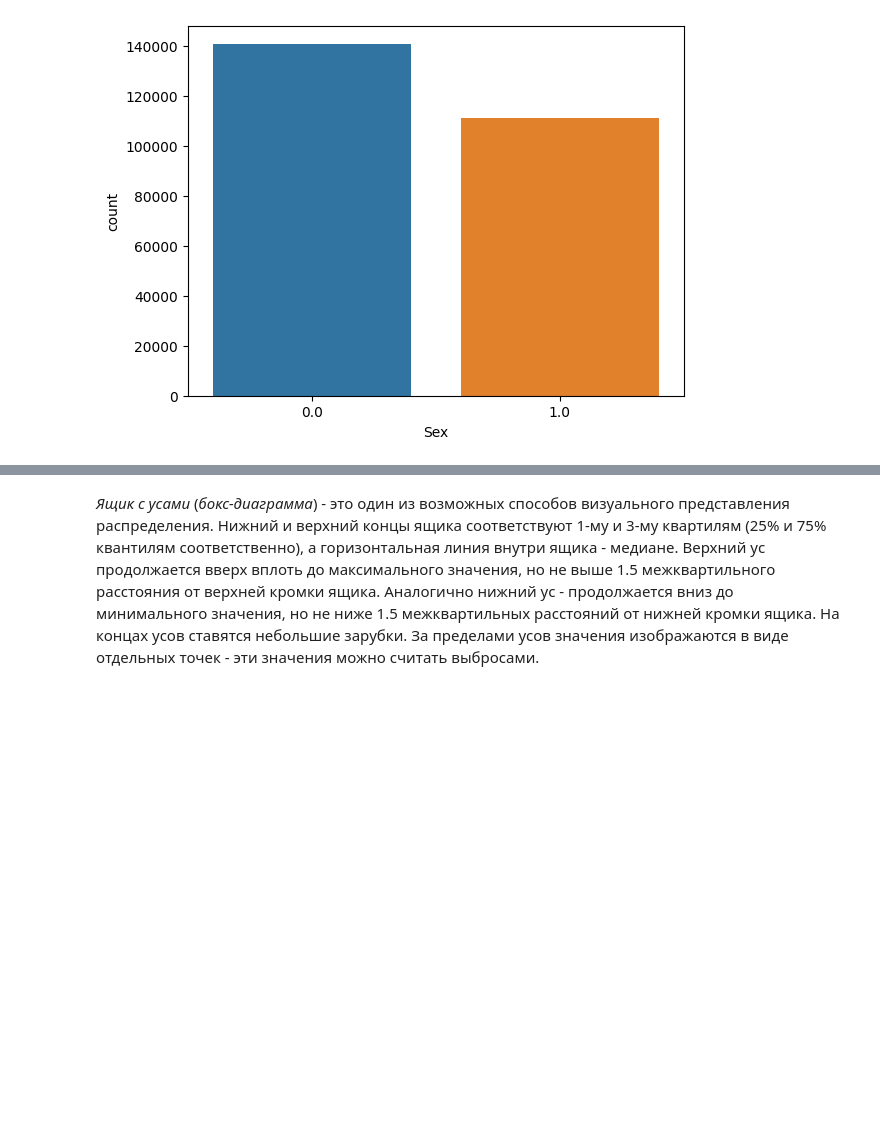
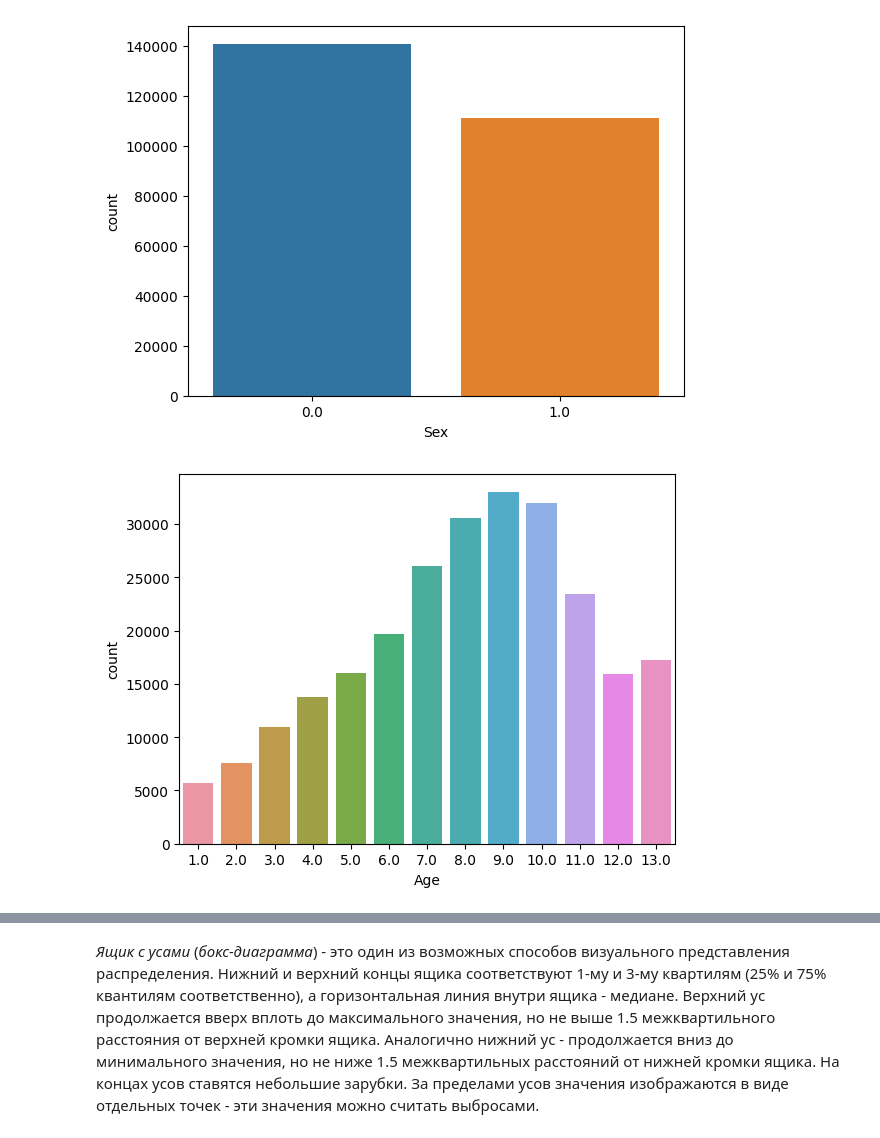
Before and after one commit to EvgenyPinezhanin/ML_2022, a Jupyter notebook: Statistical classification.ipynb, the cells around one changed output, grey strips where cells are left out. Drawn from its saved outputs; the diff is of its cells as text; code cells hidden in the pictures; blank space fills up the shorter version.

```diff
--- a/Statistical classification.ipynb
+++ b/Statistical classification.ipynb
@@ -325,3 +325,8 @@ sns.countplot(x='Sex', data=data)
 pass
 # %% [output]
 [figure]
+# %%
+sns.countplot(x='Age', data=data)
+pass
+# %% [output]
+[figure, added]
```
Also changed, not shown: parts of 32 cells of this notebook.
